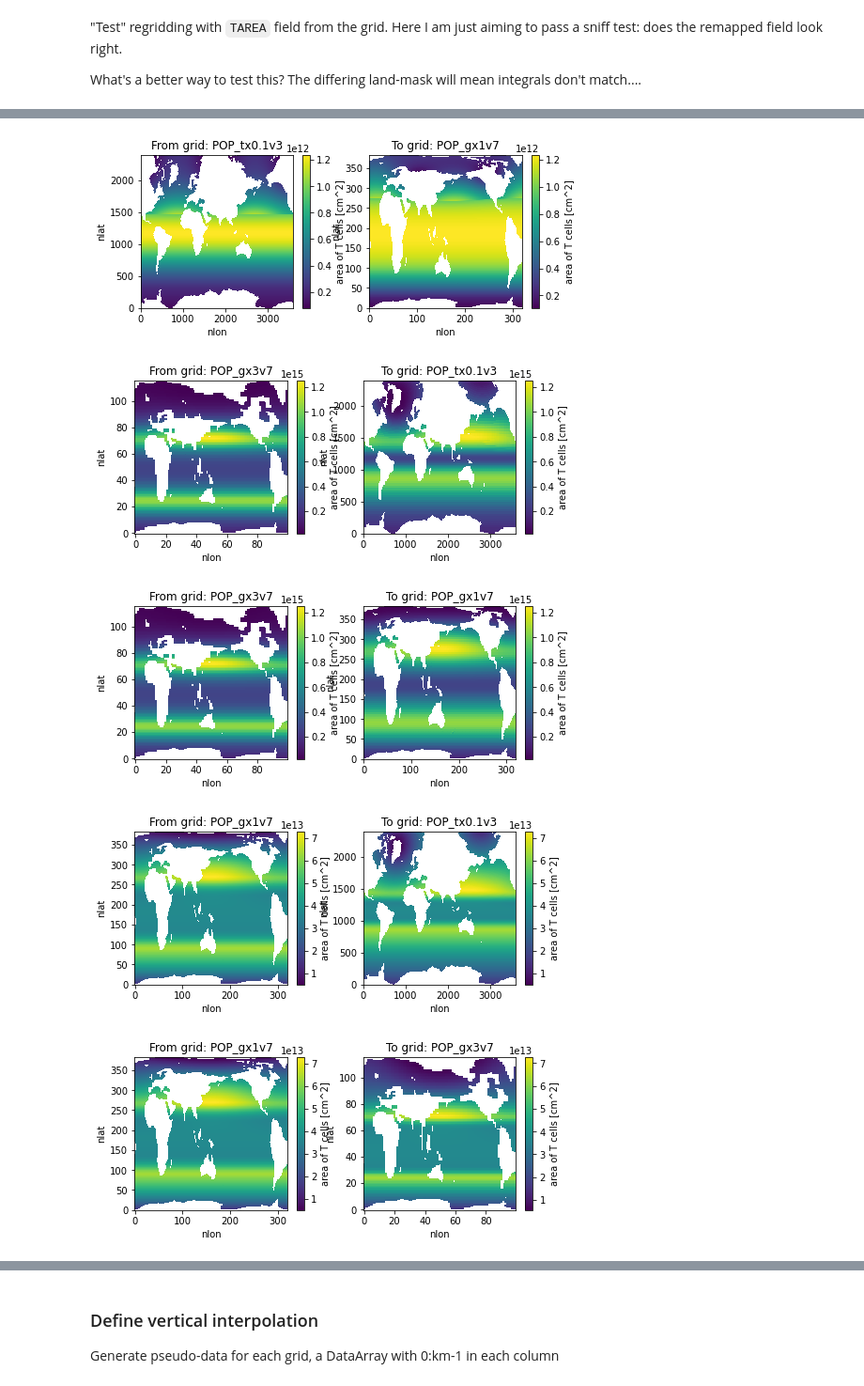
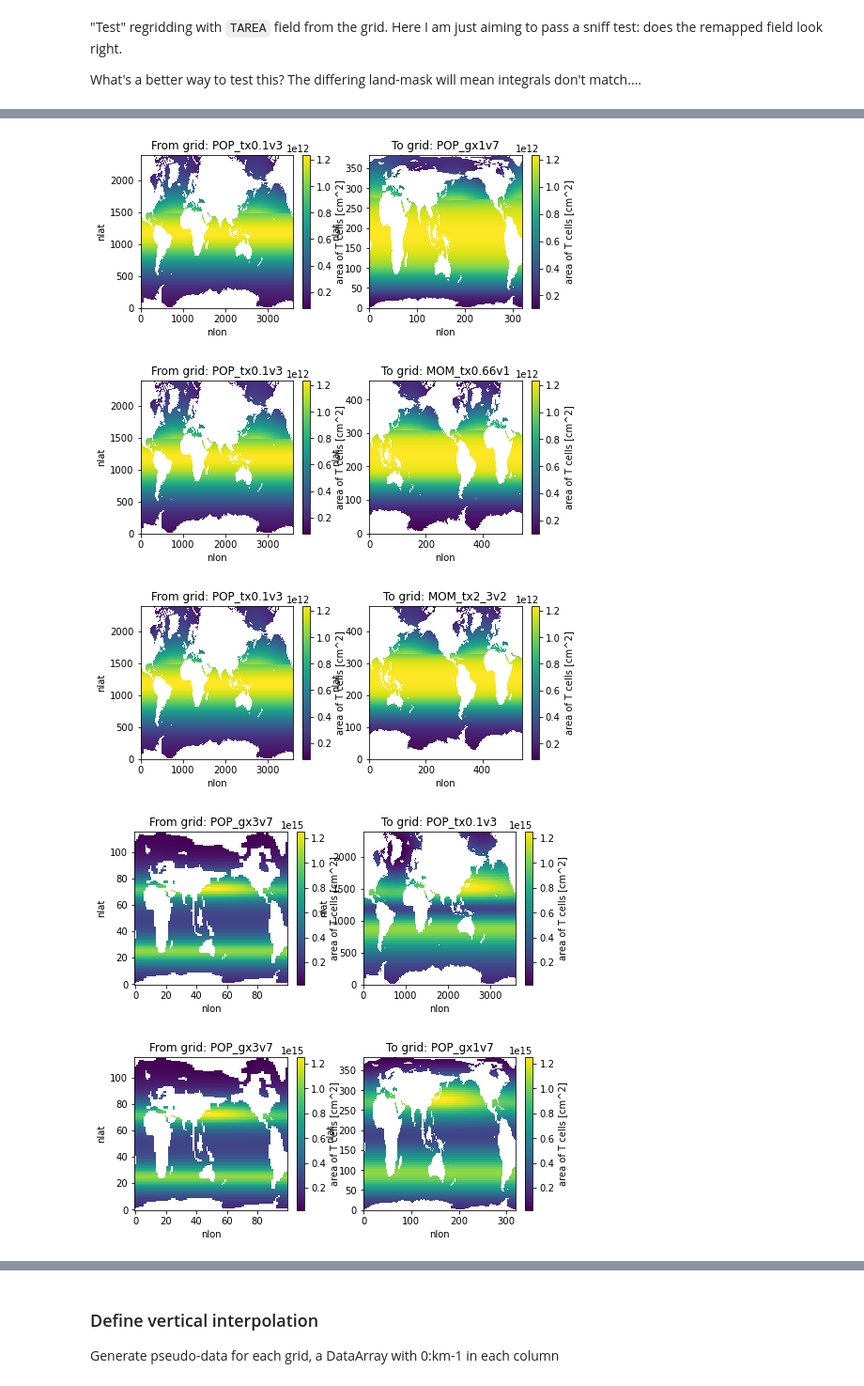
Before and after one commit to marbl-ecosys/forcing-Fe-sedflux, a Jupyter notebook: notebooks/_poc_flux_bottom_velocity_inputs.ipynb, the cells around one changed output, grey strips where cells are left out. Shown at 94% size. Saved outputs shown, nothing was run; the diff lists cells and outputs as text; code cells hidden in the pictures.

```diff
--- a/notebooks/_poc_flux_bottom_velocity_inputs.ipynb
+++ b/notebooks/_poc_flux_bottom_velocity_inputs.ipynb
@@ -38,8 +39,20 @@ clobber = False
 ### Generate SCRIP grid files for each of the supported grids.
 
 Ideally, a regridding workflow would support this in situ.
-# %%
-grids = {
-    grid_name: pop_tools.get_grid(grid_name)
-    for grid_name in util.POP_grids
-}
+# %%
+grids = {}
+for grid_name in util.POP_grids:
+    grids[grid_name] = pop_tools.get_grid(grid_name)
+for grid_name in ["MOM_tx0.66v1", "MOM_tx2_3v2"]:
+    grids[grid_name] = util.get_MOM_grid(grid_name)
+
+
+# src_grid = "POP_tx0.1v3"
+# dst_grid = "MOM_tx0.66v1"
+# grids = {
+#     src_grid: pop_tools.get_grid(src_grid),
+#     dst_grid: util.get_MOM_grid(dst_grid)
+# }
+
+dst_grid = "MOM_tx2_3v2"
+grids
@@ -56,6 +87,8 @@ get_key = lambda src, dst: f'{src}_to_{dst}_{method}'
 weight_files = {}
 for src, dst in product(grids.keys(), grids.keys()):
     if src == dst: continue
+    if src.startswith("MOM"): continue
+    if src == "POP_gx3v7" and dst.startswith("MOM"): continue
     key = get_key(src, dst)
     value = util.file_name_weight(src, dst, method)
     weight_files[key] = value
@@ -78,6 +111,8 @@ all weight files are present
 regrid_operator = {}
 for src_grid, dst_grid in product(grids.keys(), grids.keys()):
     if src_grid == dst_grid: continue
+    if src_grid.startswith("MOM"): continue
+    if src_grid == "POP_gx3v7" and dst_grid.startswith("MOM"): continue
     key = get_key(src_grid, dst_grid)
     regrid_operator[key] = esmlab_regrid.regridder(
         name_grid_src=src_grid,
@@ -85,4 +120,3 @@ for src_grid, dst_grid in product(grids.keys(), grids.keys()):
         method=method,
         overwrite_existing=False
     )
-regrid_operator
@@ -100,6 +127,8 @@ What's a better way to test this? The differing land-mask will mean integrals do
 # %%
 for src_grid, dst_grid in product(grids.keys(), grids.keys()):
     if src_grid == dst_grid: continue
+    if src_grid.startswith("MOM"): continue
+    if src_grid == "POP_gx3v7" and dst_grid.startswith("MOM"): continue
     key = get_key(src_grid, dst_grid)
 
     da_src = grids[src_grid].TAREA.where(grids[src_grid].KMT > 0)
@@ -122,5 +151,5 @@ for src_grid, dst_grid in product(grids.keys(), grids.keys()):
-[figure, old version]
+[figure, new version]
-[figure, old version]
+[figure, new version]
-[figure, old version]
+[figure, new version]
-[figure, old version]
+[figure, new version]
-[figure, old version]
+[figure, new version]
```
Also changed, not shown: parts of 24 cells of this notebook, 7 other files.
